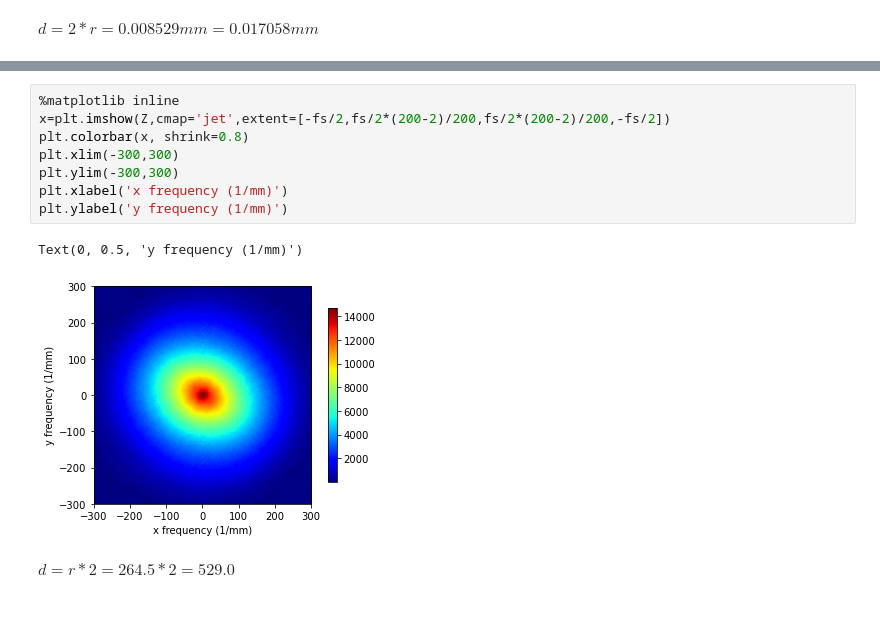
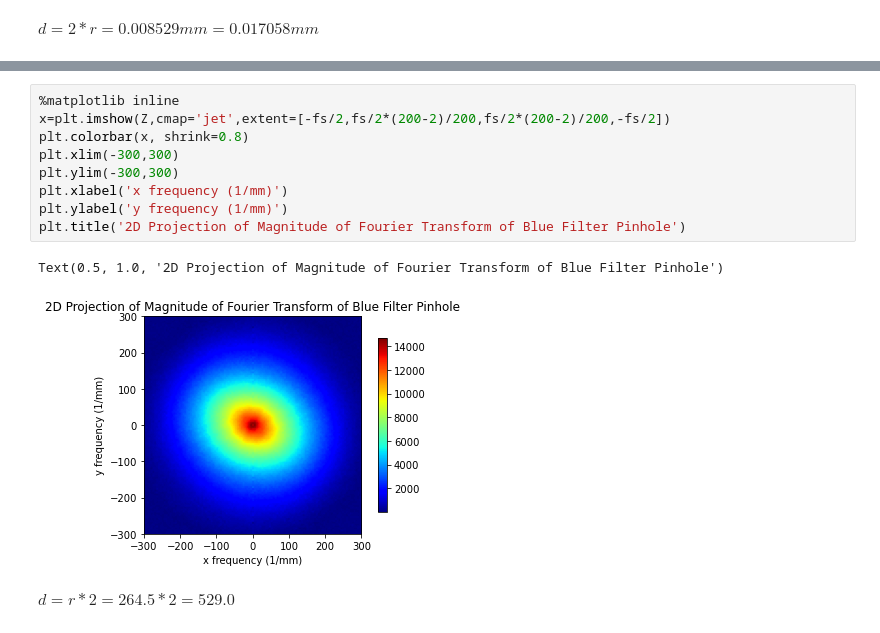
Before and after one commit to dishamishra/Labs_Imager, a Jupyter notebook: Lab3 Part2 (Clean).ipynb, the cells around one changed output, grey strips where cells are left out. Drawn from its saved outputs; the diff is of its cells as text.

```diff
--- a/Lab3 Part2 (Clean).ipynb
+++ b/Lab3 Part2 (Clean).ipynb
@@ -567,14 +570,15 @@ plt.show()
 # %%
 %matplotlib inline
 x=plt.imshow(Z,cmap='jet',extent=[-fs/2,fs/2*(200-2)/200,fs/2*(200-2)/200,-fs/2])
 plt.colorbar(x, shrink=0.8)
 plt.xlim(-300,300)
 plt.ylim(-300,300)
 plt.xlabel('x frequency (1/mm)')
 plt.ylabel('y frequency (1/mm)')
+plt.title('2D Projection of Magnitude of Fourier Transform of Blue Filter Pinhole')
 # %% [output]
-Text(0, 0.5, 'y frequency (1/mm)')
+Text(0.5, 1.0, '2D Projection of Magnitude of Fourier Transform of Blue Filter Pinhole')
-[figure, old version]
+[figure, new version]
 # %% [markdown]
 $d = r * 2 = 264.5 * 2 = 529.0$
 # %% [markdown]
```
Also changed, not shown: parts of 17 cells of this notebook.
